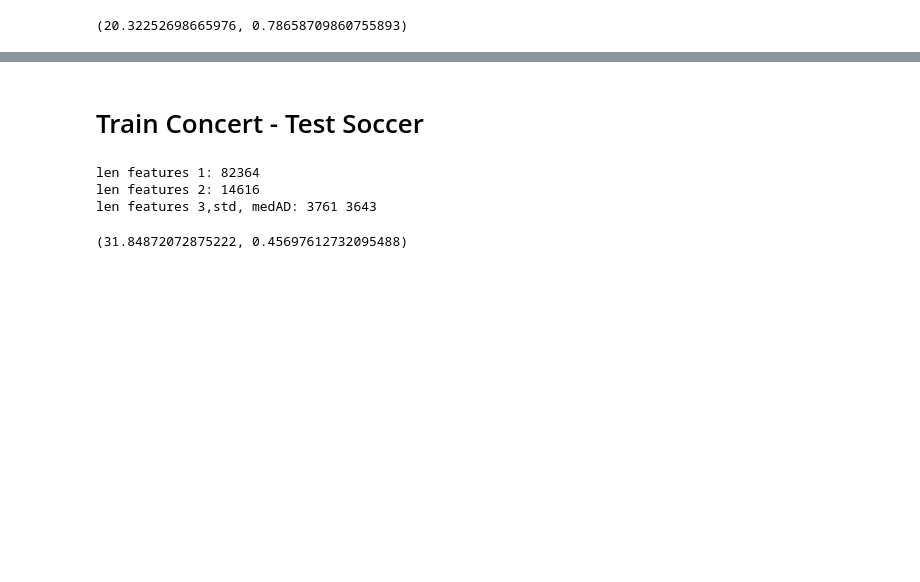
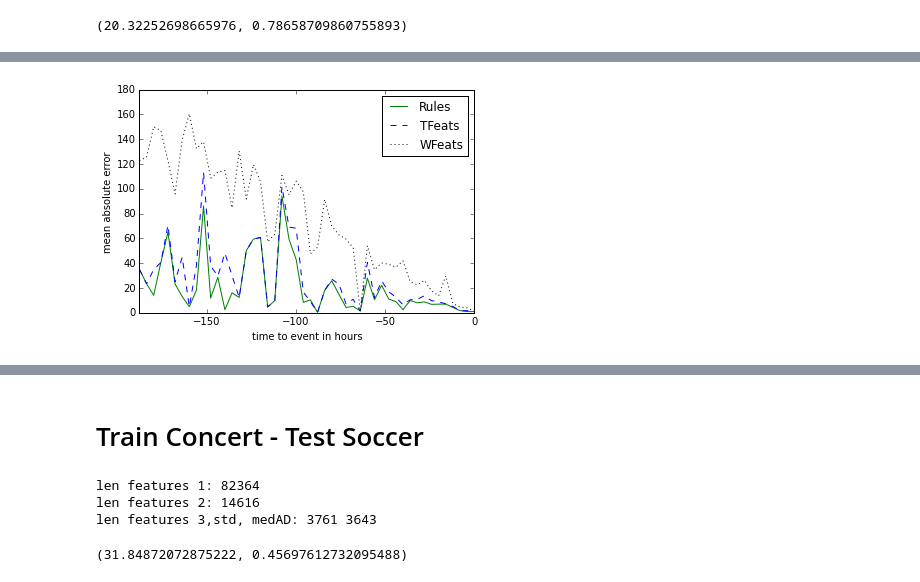
Before and after one commit to ahurriyetoglu/tte_estimation, a Jupyter notebook: WordTimeSeries.ipynb, the cells around one changed output, grey strips where cells are left out. Saved outputs shown, nothing was run; the diff lists cells and outputs as text; code cells hidden in the pictures; blank space fills up the shorter version.

Commit message:
more results, cross model transfer and optimized parameter transfer results were improved.

```diff
--- a/WordTimeSeries.ipynb
+++ b/WordTimeSeries.ipynb
@@ -3678,3 +3808,14 @@ len(tempExSet)
 getMAE(trnSocTstConT.time_to_eventhF, trnSocTstConT.medMeaEstim), trnSocTstConT.medMeaEstim.count()/len(trnSocTstConT)
 # %% [output]
 (15.81920316988672, 0.17533390167661267)
+# %%
+trnSocTstConTHist = trnSocTstConT.groupby("event").apply(calcExpandHistNorm, "medMedEstim", 15)
+
+trnSocTstConTHist.reset_index(drop=True, level=0, inplace=True)
+trnSocTstConT = trnSocTstConT.join(trnSocTstConTHist.histMed_medMedEstim,how='left')
+
+fmTrnmcTst_resultsDict["TFeats"]["MAE"] = getMAE(trnSocTstConT.time_to_eventhF,trnSocTstConT.histMed_medMedEstim)
+fmTrnmcTst_resultsDict["TFeats"]["RMSE"] = getRMSE(trnSocTstConT.time_to_eventhF,trnSocTstConT.histMed_medMedEstim)
+fmTrnmcTst_resultsDict["TFeats"]["Coverage"] = trnSocTstConT.histMed_medMedEstim.count()/len(trnSocTstConT)
+fmTrnmcTst_resultsDict["TFeats"]["NRMSE"] = fmTrnmcTst_resultsDict["TFeats"]["RMSE"]/192
+fmTrnmcTst_resultsDict["TFeats"]
@@ -3701,3 +3847,14 @@ Dynamic Months MAE 10.8166734417 0.0116510372265
 Median Training & Estimation MAE: 15.8322122051 0.175333901677
 Mean of Rules combination MAE: 11.5088736383 0.265700483092
 Mean rule and Temporal exp. train combination MAE: 12.4122168181 0.373685706167
+# %%
+trnSocTstConTHistR = trnSocTstConT.groupby("event").apply(calcExpandHistNorm, "rulesMeaSerie", 15)
+
+trnSocTstConTHistR.reset_index(drop=True, level=0, inplace=True)
+trnSocTstConT = trnSocTstConT.join(trnSocTstConTHistR.histMed_rulesMeaSerie,how='left')
+
+fmTrnmcTst_resultsDict["Rules"]["MAE"] = getMAE(trnSocTstConT.time_to_eventhF,trnSocTstConT.histMed_rulesMeaSerie)
+fmTrnmcTst_resultsDict["Rules"]["RMSE"] = getRMSE(trnSocTstConT.time_to_eventhF,trnSocTstConT.histMed_rulesMeaSerie)
+fmTrnmcTst_resultsDict["Rules"]["Coverage"] = trnSocTstConT.histMed_rulesMeaSerie.count()/len(trnSocTstConT)
+fmTrnmcTst_resultsDict["Rules"]["NRMSE"] = fmTrnmcTst_resultsDict["Rules"]["RMSE"]/192
+fmTrnmcTst_resultsDict["Rules"]
@@ -3708,0 +3975,21 @@ getMAE(trnSocTstConT.time_to_eventhF, trnSocTstConT.rulesTFeatsWFeats), trnSocTs
+# %%
+rulesHistFmCrsMcDF['error'] = np.abs(rulesHistFmCrsMcDF.time_to_eventhF - rulesHistFmCrsMcDF.histMed_rulesMeaSerie)
+rulesTmxHistFmCrsMcDF['error'] = np.abs(rulesTmxHistFmCrsMcDF.time_to_eventhF - rulesTmxHistFmCrsMcDF.histMed_rulesAndTrain)
+rulesTmxLexHistFmCrsMcDF['error'] = np.abs(rulesTmxLexHistFmCrsMcDF.time_to_eventhF - rulesTmxLexHistFmCrsMcDF.histMed_rulesTFeatsWFeats)
+
+gatherPeriod=4
+fieldName = 'time_to_event'+str(gatherPeriod)+'h'
+rulesHistFmCrsMcDF[fieldName] = rulesHistFmCrsMcDF.time_to_event.apply(lambda x: int(-x/np.timedelta64(gatherPeriod, 'h')))
+rulesTmxHistFmCrsMcDF[fieldName] = rulesTmxHistFmCrsMcDF.time_to_event.apply(lambda x: int(-x/np.timedelta64(gatherPeriod, 'h')))
+rulesTmxLexHistFmCrsMcDF[fieldName] = rulesTmxLexHistFmCrsMcDF.time_to_event.apply(lambda x: int(-x/np.timedelta64(gatherPeriod, 'h')))
+
+averagedPeriod = pd.DataFrame([rulesHistFmCrsMcDF.groupby(fieldName)['error'].mean(),rulesTmxHistFmCrsMcDF.groupby(fieldName)['error'].mean(),\
+              rulesTmxLexHistFmCrsMcDF.groupby(fieldName)['error'].mean()], index=['Rules','TFeats','WFeats']).T
+
+averagedPeriod.index = averagedPeriod.index*gatherPeriod
+fig, ax = plt.subplots()
+averagedPeriod.plot(grid=False, ax=ax, style=myLineStyles)
+plt.xlabel("time to event in hours"), plt.ylabel('mean absolute error')
+fig.savefig("FSetBasedPerfRelStartTime_FmCrsMC.eps", format='eps')
+# %% [output]
+[figure, added]
```
Also changed, not shown: parts of 33 cells of this notebook.
